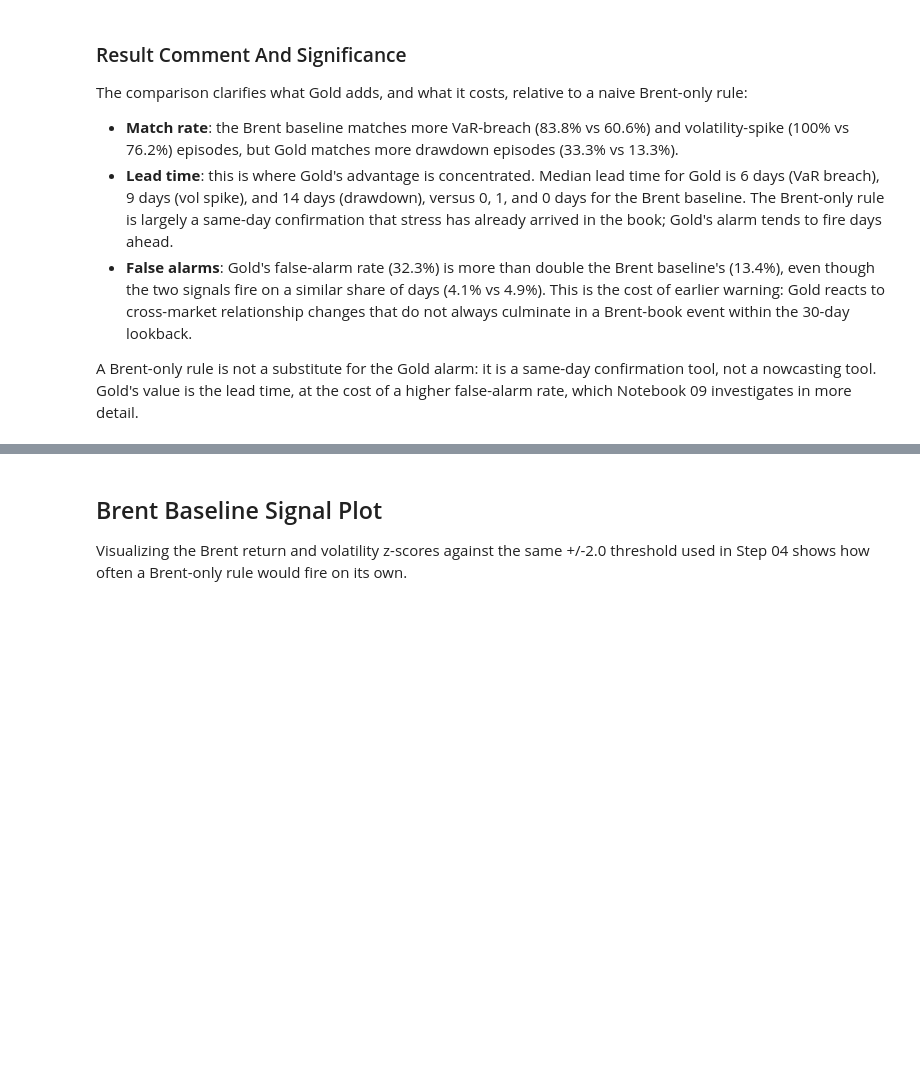
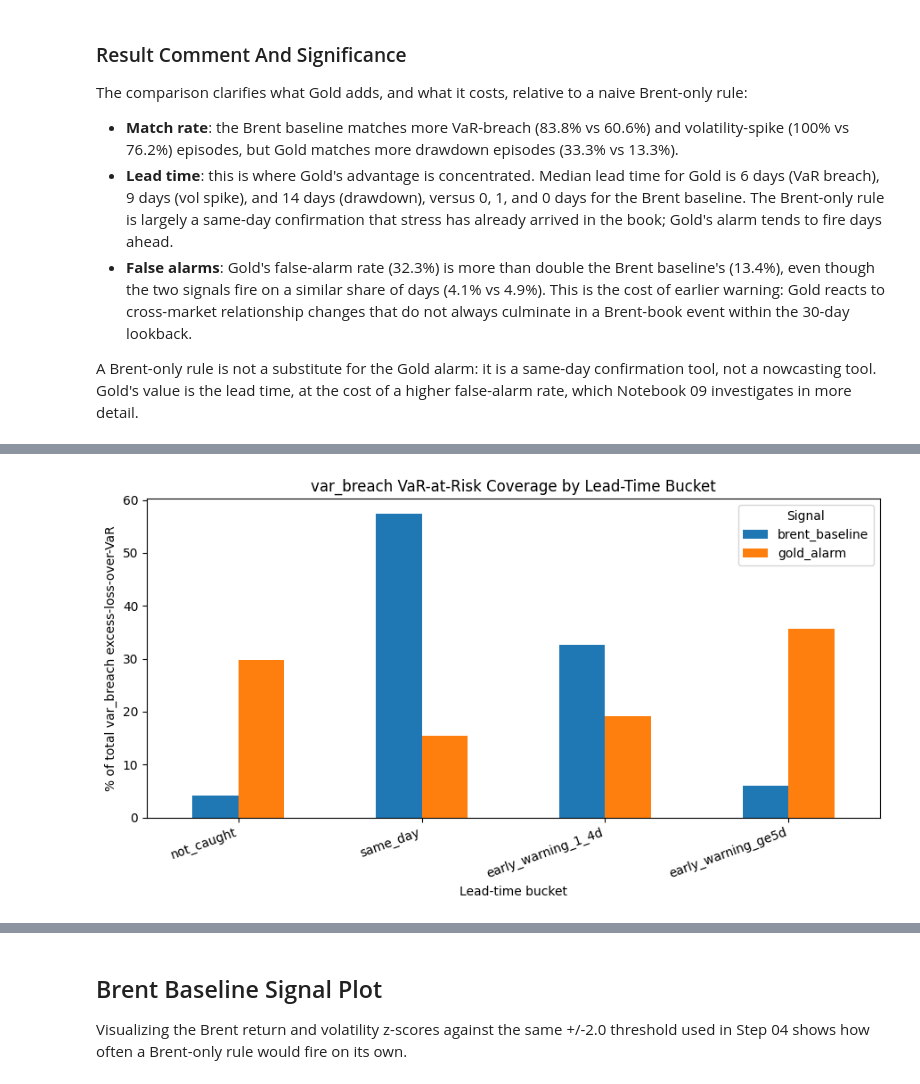
Before and after one commit to sohweihan/qf637, a Jupyter notebook: 07_BrentBaselineAlarm.ipynb, the cells around one changed output, grey strips where cells are left out. Saved outputs shown, nothing was run; the diff lists cells and outputs as text; code cells hidden in the pictures; blank space fills up the shorter version.

Commit message:
Update to do fair comparison of VaR risk using Brent-only on an early warning basis

```diff
--- a/07_BrentBaselineAlarm.ipynb
+++ b/07_BrentBaselineAlarm.ipynb
@@ -387,0 +496,12 @@ rate, which Notebook 09 investigates in more detail.
+# %%
+fig, ax = plt.subplots(figsize=(9, 5))
+var_risk_coverage_pivot.plot(kind="bar", ax=ax)
+ax.set_title("var_breach VaR-at-Risk Coverage by Lead-Time Bucket")
+ax.set_ylabel("% of total var_breach excess-loss-over-VaR")
+ax.set_xlabel("Lead-time bucket")
+ax.set_xticklabels(ax.get_xticklabels(), rotation=20, ha="right")
+ax.legend(title="Signal")
+plt.tight_layout()
+plt.show()
+# %% [output]
+[figure, added]
```
Also changed, not shown: parts of 6 cells of this notebook.
